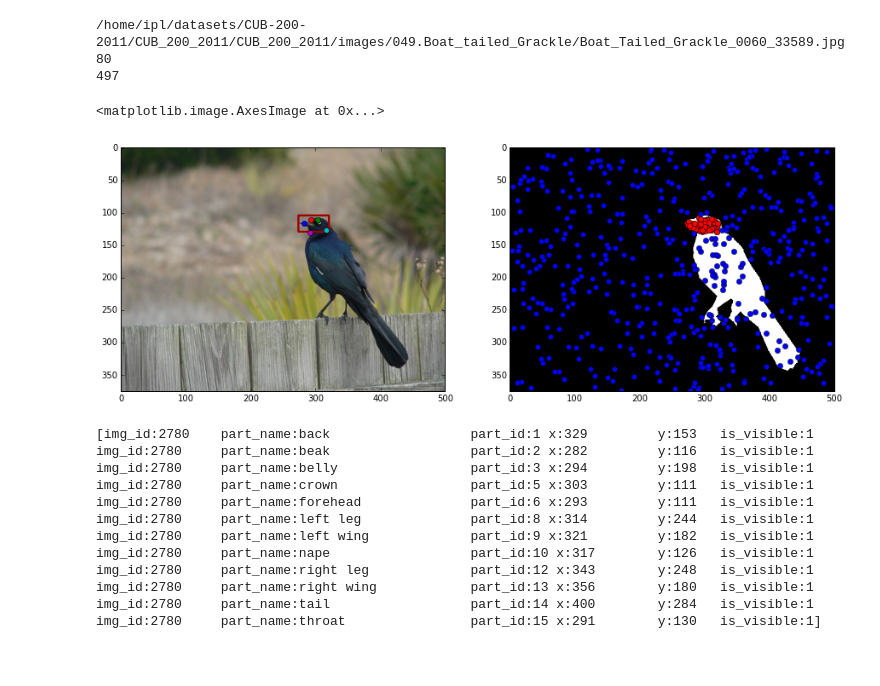
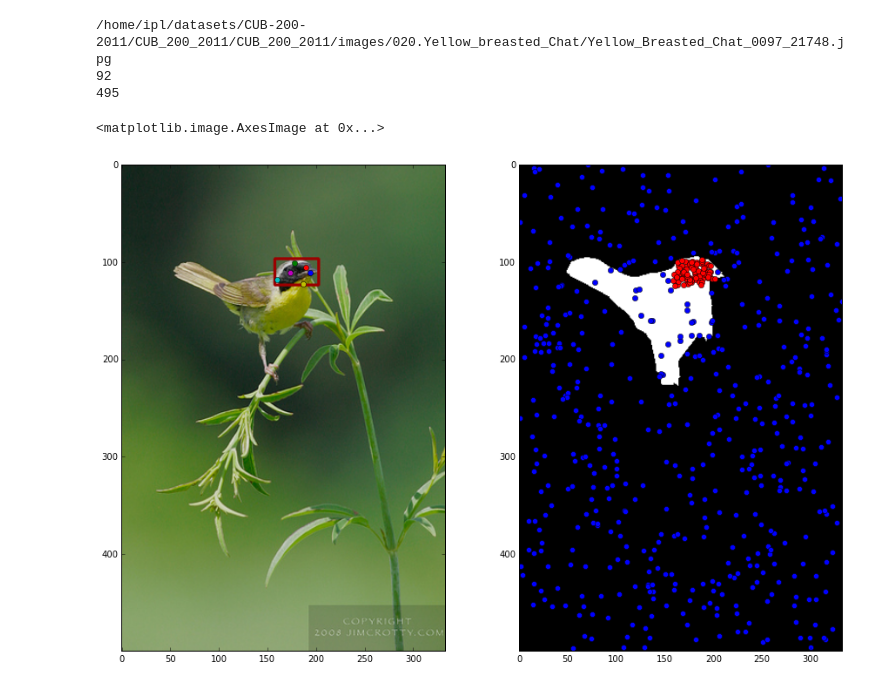
Before and after one commit to yassersouri/omgh, a Jupyter notebook: notebooks/RF.ipynb, the cells around one changed output. Drawn from its saved outputs; the diff is of its cells as text; code cells hidden in the pictures; blank space fills up the shorter version.

```diff
--- a/notebooks/RF.ipynb
+++ b/notebooks/RF.ipynb
@@ -33,44 +34,29 @@ cub_parts = cub.get_parts()
 # %%
 fig = plt.figure(figsize=(15, 10))
 ax_i = fig.add_subplot(121)
 ax_s = fig.add_subplot(122)
 
-img_id = IDtest[1334]
+img_id = IDtrain[598]
 print all_image_infos[img_id]
 seg = thresh_segment_mean(caffe.io.load_image(all_segmentaion_infos[img_id]))
 img = caffe.io.load_image(all_image_infos[img_id])
 parts = cub_parts.for_image(img_id)
 parts_head = parts.filter_by_name(Parts.HEAD_PART_NAMES)
 
 parts_head.draw_part(ax_i)
-img = parts_head.draw_rect(img)
+img_d = parts_head.draw_rect(img)
 
 head_positive = gen_part_points(parts_head.get_rect_info(img), seg, parts_head)
 head_positive.draw_part(ax_s, 'red')
 
 head_negative = gen_bg_points(parts_head.get_rect_info(img), seg, parts_head)
 head_negative.draw_part(ax_s, 'blue')
 
-ax_i.imshow(img)
+ax_i.imshow(img_d)
 ax_s.imshow(seg)
 # %% [output]
-/home/ipl/datasets/CUB-200-2011/CUB_200_2011/CUB_200_2011/images/049.Boat_tailed_Grackle/Boat_Tailed_Grackle_0060_33589.jpg
-80
-497
+/home/ipl/datasets/CUB-200-2011/CUB_200_2011/CUB_200_2011/images/020.Yellow_breasted_Chat/Yellow_Breasted_Chat_0097_21748.jpg
+92
+495
 <matplotlib.image.AxesImage at 0x...>
-[figure, old version]
+[figure, new version]
-# %%
-cub_parts.for_image(img_id)
-# %% [output]
-[img_id:2780    part_name:back                  part_id:1 x:329         y:153   is_visible:1
-img_id:2780     part_name:beak                  part_id:2 x:282         y:116   is_visible:1
-img_id:2780     part_name:belly                 part_id:3 x:294         y:198   is_visible:1
-img_id:2780     part_name:crown                 part_id:5 x:303         y:111   is_visible:1
-img_id:2780     part_name:forehead              part_id:6 x:293         y:111   is_visible:1
-img_id:2780     part_name:left leg              part_id:8 x:314         y:244   is_visible:1
-img_id:2780     part_name:left wing             part_id:9 x:321         y:182   is_visible:1
-img_id:2780     part_name:nape                  part_id:10 x:317        y:126   is_visible:1
-img_id:2780     part_name:right leg             part_id:12 x:343        y:248   is_visible:1
-img_id:2780     part_name:right wing            part_id:13 x:356        y:180   is_visible:1
-img_id:2780     part_name:tail                  part_id:14 x:400        y:284   is_visible:1
-img_id:2780     part_name:throat                part_id:15 x:291        y:130   is_visible:1]
```
Also changed, not shown: parts of 4 cells of this notebook.
